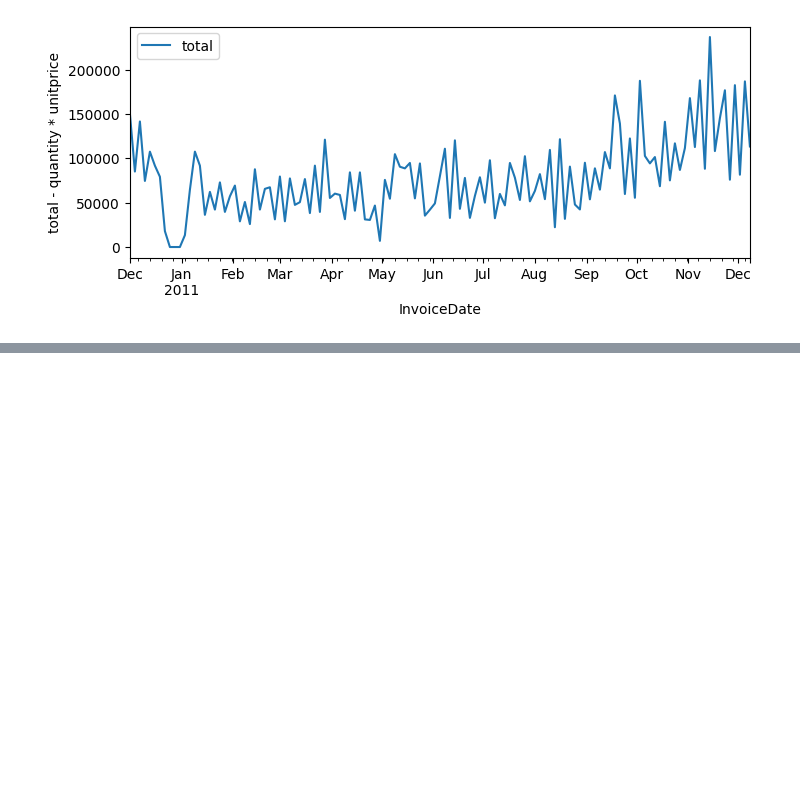
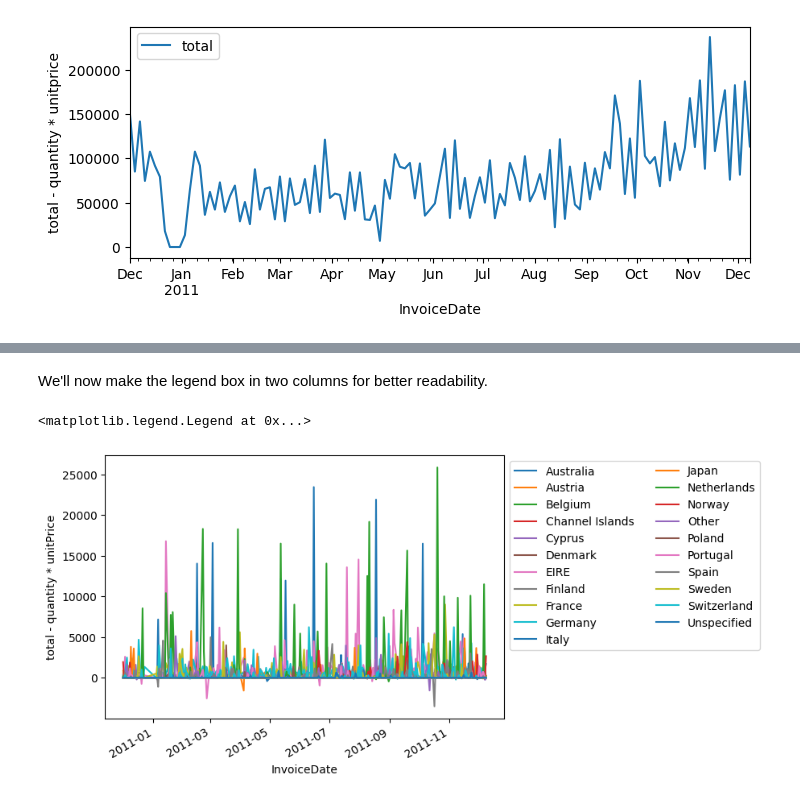
Before and after one commit to agpt8/data_science_portfolio, a Jupyter notebook: retail-data-summary.ipynb, the cells around one changed output, grey strips where cells are left out. Drawn from its saved outputs; the diff is of its cells as text; code cells hidden in the pictures; blank space fills up the shorter version.

```diff
--- a/retail-data-summary.ipynb
+++ b/retail-data-summary.ipynb
@@ -413,0 +532,20 @@ Let's see some sales by month
+# %% [markdown]
+We'll now make the legend box in two columns for better readability.
+# %%
+(sales_f
+    .astype({"InvoiceDate": "datetime64[ns]"})
+    .query('Country != "United Kingdom"')
+    .assign(
+        Country=lambda df: limit_n(df, "Country"),
+        total=lambda df: df.Quantity * df.UnitPrice,
+    )
+    .groupby([pd.Grouper(key="InvoiceDate", freq="d"), "Country"])
+    .sum(numeric_only=True)
+    .total.unstack()
+    .fillna(0)
+    .plot(ylabel='total - quantity * unitPrice')
+    .legend(bbox_to_anchor=(1, 1), ncols=2)
+)
+# %% [output]
+<matplotlib.legend.Legend at 0x...>
+[figure, added]
```
Also changed, not shown: parts of 11 cells of this notebook.
